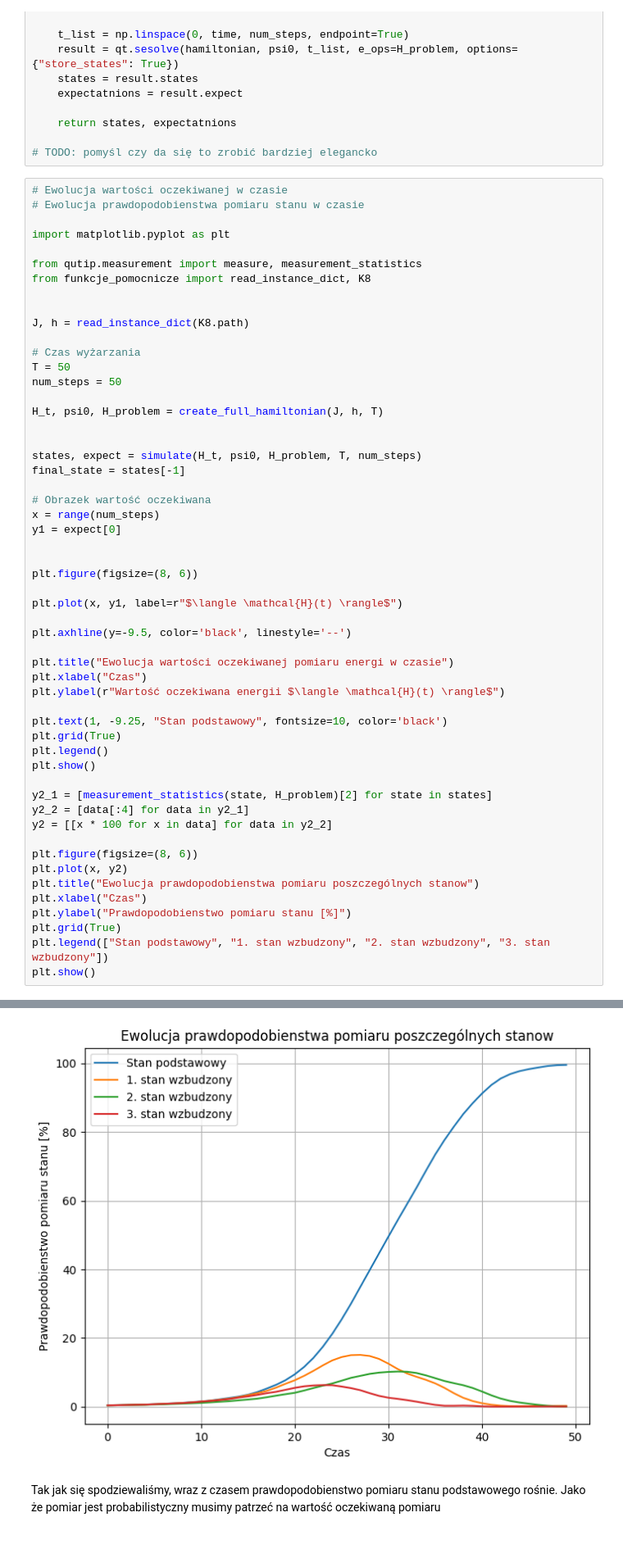
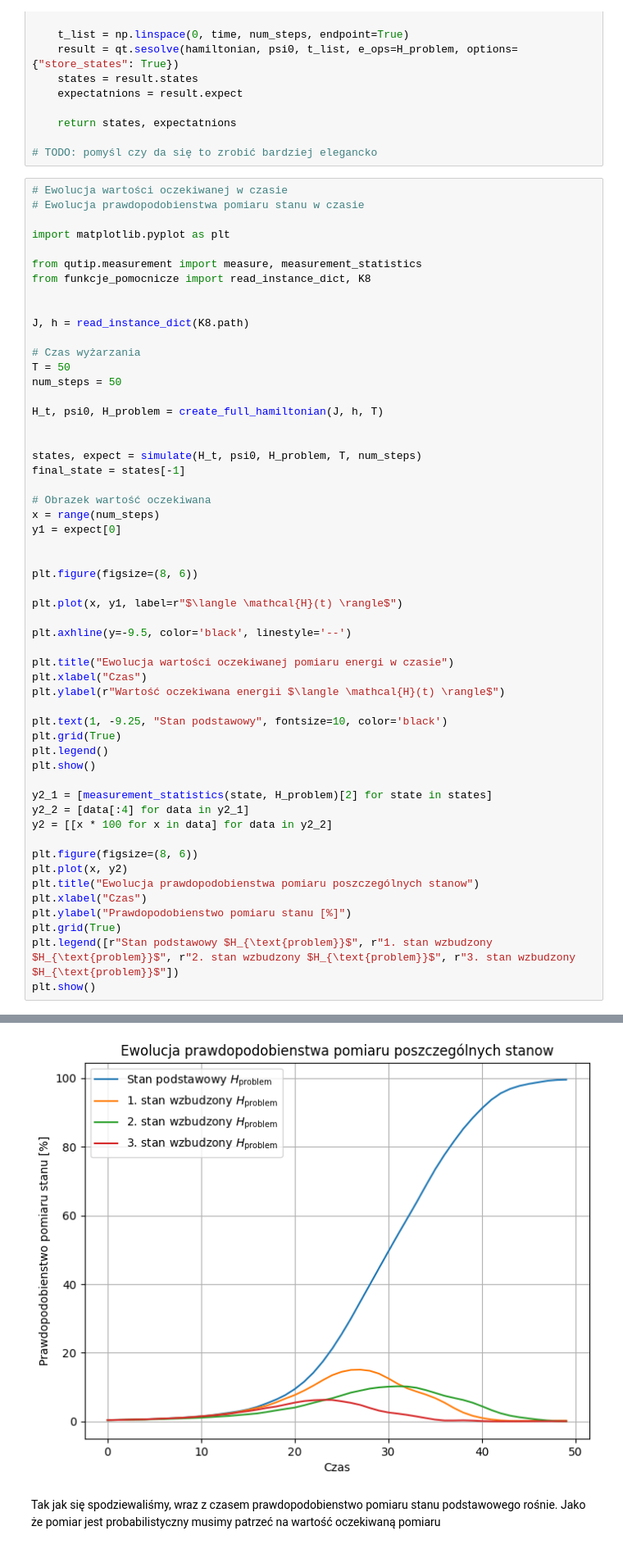
Before and after one commit to iitis/AkademiaSztukiKwantowej, a Jupyter notebook: classical_and_quantum_annealing/Wyżarzanie_kwantowe.ipynb, the cells around one changed output, grey strips where cells are left out. Shown at 82% size. Saved outputs shown, nothing was run; the diff lists cells and outputs as text.

```diff
--- a/classical_and_quantum_annealing/Wyżarzanie_kwantowe.ipynb
+++ b/classical_and_quantum_annealing/Wyżarzanie_kwantowe.ipynb
@@ -155,35 +155,35 @@ y1 = expect[0]
 
 
 plt.figure(figsize=(8, 6))
 
 plt.plot(x, y1, label=r"$\langle \mathcal{H}(t) \rangle$")
 
 plt.axhline(y=-9.5, color='black', linestyle='--')
 
 plt.title("Ewolucja wartości oczekiwanej pomiaru energi w czasie")
 plt.xlabel("Czas")
 plt.ylabel(r"Wartość oczekiwana energii $\langle \mathcal{H}(t) \rangle$")
 
 plt.text(1, -9.25, "Stan podstawowy", fontsize=10, color='black')
 plt.grid(True)
 plt.legend()
 plt.show()
 
 y2_1 = [measurement_statistics(state, H_problem)[2] for state in states]
 y2_2 = [data[:4] for data in y2_1]
 y2 = [[x * 100 for x in data] for data in y2_2]
 
 plt.figure(figsize=(8, 6))
 plt.plot(x, y2)
 plt.title("Ewolucja prawdopodobienstwa pomiaru poszczególnych stanow")
 plt.xlabel("Czas")
 plt.ylabel("Prawdopodobienstwo pomiaru stanu [%]")
 plt.grid(True)
-plt.legend(["Stan podstawowy", "1. stan wzbudzony", "2. stan wzbudzony", "3. stan wzbudzony"])
+plt.legend([r"Stan podstawowy $H_{\text{problem}}$", r"1. stan wzbudzony $H_{\text{problem}}$", r"2. stan wzbudzony $H_{\text{problem}}$", r"3. stan wzbudzony $H_{\text{problem}}$"])
 plt.show()
 # %% [output]
 [figure]
-[figure, old version]
+[figure, new version]
 # %% [markdown]
 Tak jak się spodziewaliśmy, wraz z czasem prawdopodobienstwo pomiaru stanu podstawowego rośnie. Jako że pomiar jest probabilistyczny musimy patrzeć na wartość oczekiwaną pomiaru
 # %% [markdown]
```
Also changed, not shown: parts of 1 cell of this notebook.
